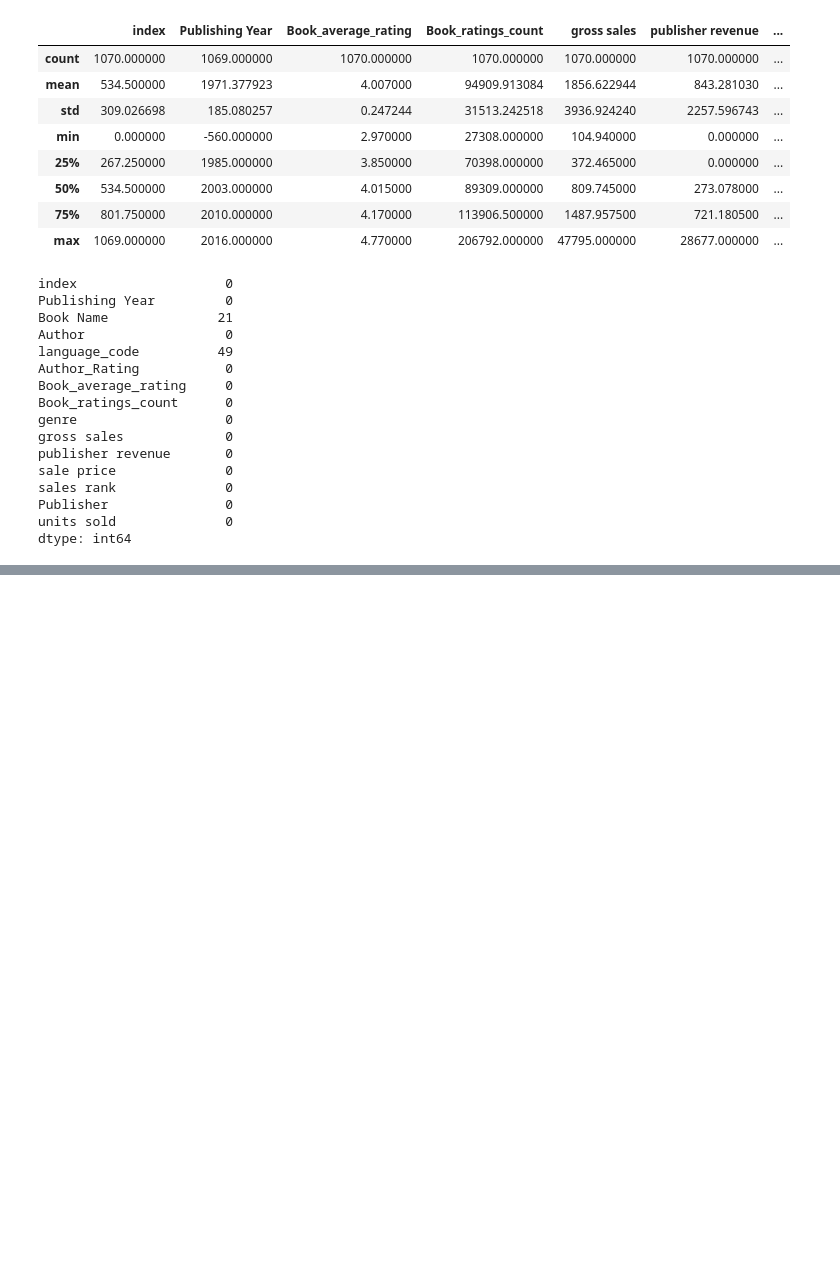
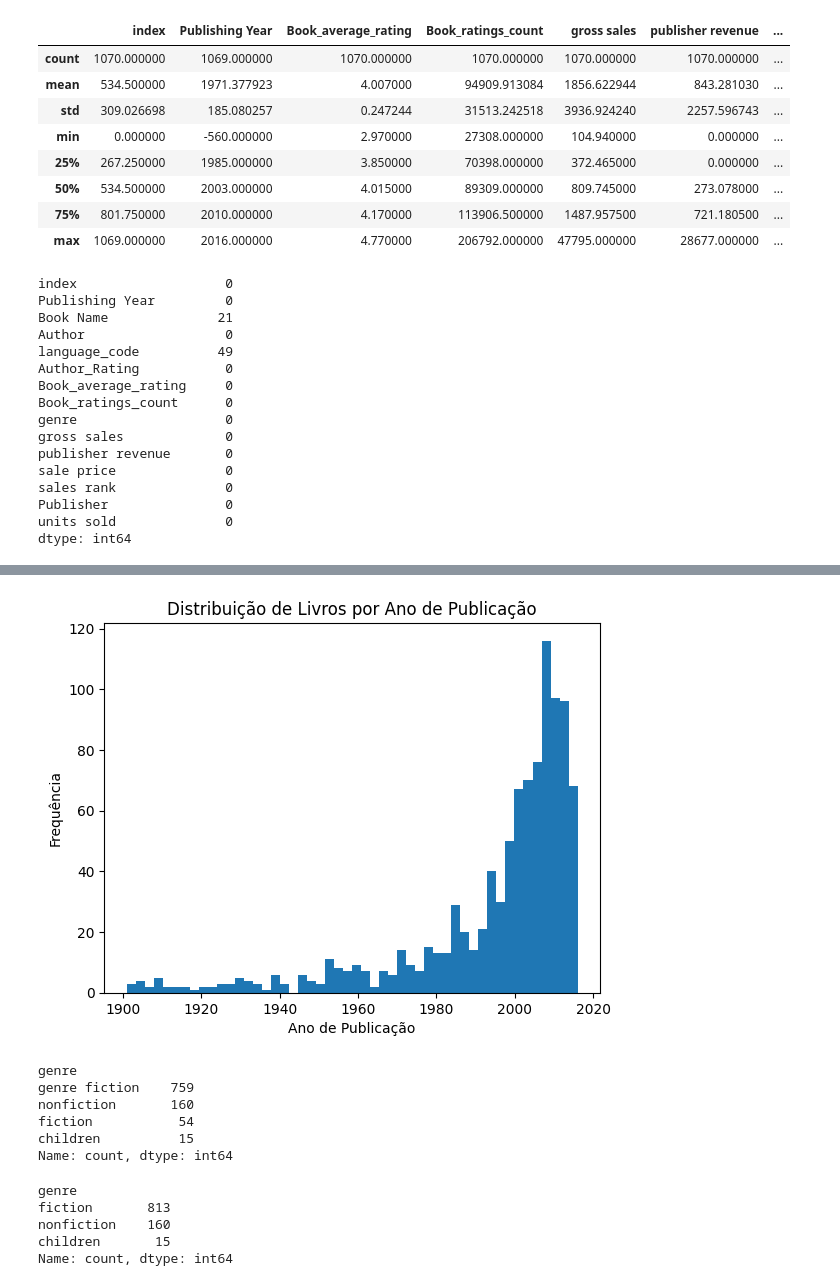
Before and after one commit to Laurentius96/Analysis_of_Book_Publication_Data, a Jupyter notebook: main.ipynb, the cells around one changed output, grey strips where cells are left out. Saved outputs shown, nothing was run; the diff lists cells and outputs as text; code cells hidden in the pictures; blank space fills up the shorter version.

```diff
--- a/main.ipynb
+++ b/main.ipynb
@@ -98,0 +135,17 @@ df.duplicated()
+# %%
+plt.hist(df['Publishing Year'], bins=50)
+plt.xlabel('Ano de Publicação')
+plt.ylabel('Frequência')
+plt.title('Distribuição de Livros por Ano de Publicação')
+plt.show()
+# %% [output]
+[figure, added]
+# %%
+df["genre"].value_counts()
+# %% [output]
+genre
+genre fiction    759
+nonfiction       160
+fiction           54
+children          15
+Name: count, dtype: int64
@@ -98,0 +155,8 @@ df.duplicated()
+# %%
+df["genre"].value_counts()
+# %% [output]
+genre
+fiction       813
+nonfiction    160
+children       15
+Name: count, dtype: int64
```
Also changed, not shown: parts of 6 cells of this notebook.
